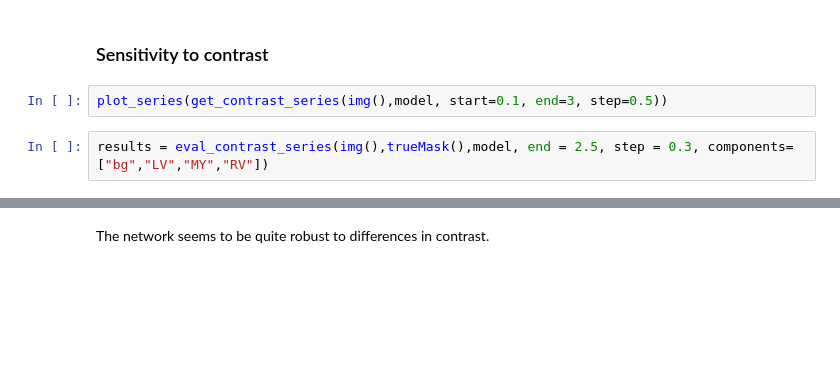
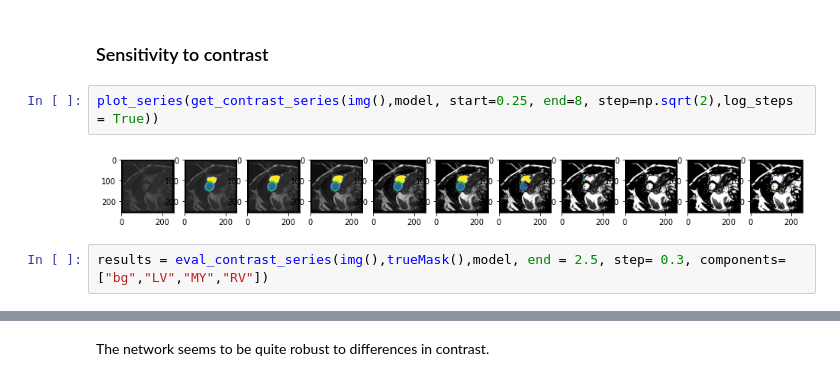
Before and after one commit to chfc-cmi/misas, a Jupyter notebook: 02_ukbb_on_kaggle_pillow_rewrite.ipynb, the cells around one changed output, grey strips where cells are left out. Drawn from its saved outputs; the diff is of its cells as text; blank space fills up the shorter version.

```diff
--- a/02_ukbb_on_kaggle_pillow_rewrite.ipynb
+++ b/02_ukbb_on_kaggle_pillow_rewrite.ipynb
@@ -392,9 +457,11 @@ The network seems to be quite robust to differences in brightness.
 # %% [markdown]
 ### Sensitivity to contrast
 # %%
-plot_series(get_contrast_series(img(),model, start=0.1, end=3, step=0.5))
+plot_series(get_contrast_series(img(),model, start=0.25, end=8, step=np.sqrt(2),log_steps = True))
+# %% [output]
+[figure, added]
 # %%
-results = eval_contrast_series(img(),trueMask(),model, end = 2.5, step = 0.3, components=["bg","LV","MY","RV"])
+results = eval_contrast_series(img(),trueMask(),model, end = 2.5, step= 0.3, components=["bg","LV","MY","RV"])
 # %%
 (alt
  .Chart(results.melt(id_vars=['contrast'],value_vars=['LV','MY','RV'],value_name='dice score'))
```
Also changed, not shown: parts of 26 cells of this notebook, 2 other files.
